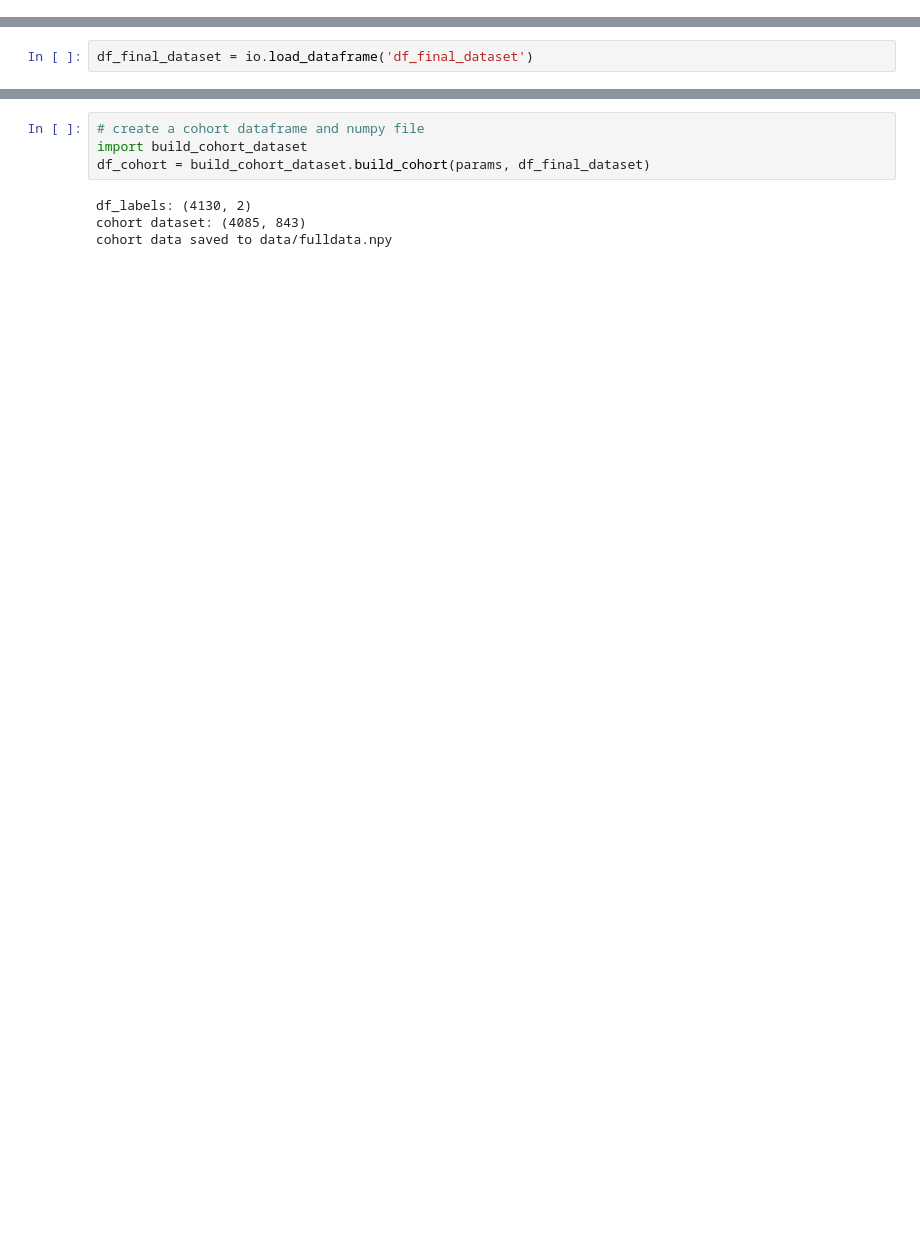
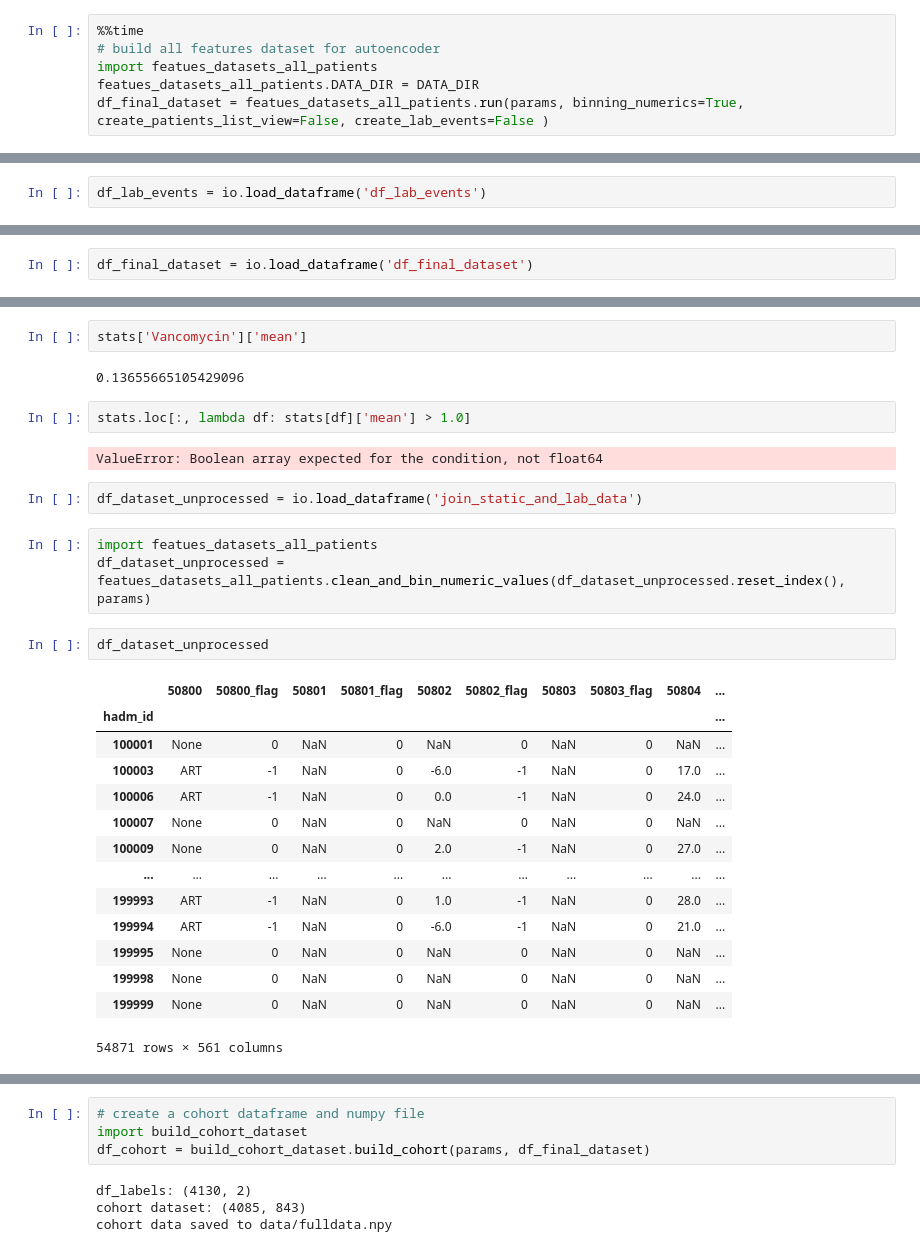
Before and after one commit to The-Electric-Moccasins/resistance-prediction, a Jupyter notebook: build_dataset.ipynb, the cells around one changed output, grey strips where cells are left out. Saved outputs shown, nothing was run; the diff lists cells and outputs as text; blank space fills up the shorter version.

```diff
--- a/build_dataset.ipynb
+++ b/build_dataset.ipynb
@@ -39,0 +24,6 @@ df_final_dataset.isna().sum().sum()
+# %%
+%%time
+# build all features dataset for autoencoder
+import featues_datasets_all_patients
+featues_datasets_all_patients.DATA_DIR = DATA_DIR
+df_final_dataset = featues_datasets_all_patients.run(params, binning_numerics=True, create_patients_list_view=False, create_lab_events=False )
@@ -39,0 +34,2 @@ df_final_dataset.isna().sum().sum()
+# %%
+df_lab_events = io.load_dataframe('df_lab_events')
@@ -41,0 +102,30 @@ df_final_dataset = io.load_dataframe('df_final_dataset')
+# %%
+stats['Vancomycin']['mean']
+# %% [output]
+0.13655665105429096
+# %%
+stats.loc[:, lambda df: stats[df]['mean'] > 1.0]
+# %% [output]
+ValueError: Boolean array expected for the condition, not float64
+# %%
+df_dataset_unprocessed = io.load_dataframe('join_static_and_lab_data')
+# %%
+import featues_datasets_all_patients
+df_dataset_unprocessed = featues_datasets_all_patients.clean_and_bin_numeric_values(df_dataset_unprocessed.reset_index(), params)
+# %%
+df_dataset_unprocessed
+# %% [output]
+|  | 50800 | 50800_flag | 50801 | 50801_flag | 50802 | 50802_flag | 50803 | 50803_flag | 50804 | ... |
+| hadm_id |  |  |  |  |  |  |  |  |  | ... |
+| 100001 | None | 0 | NaN | 0 | NaN | 0 | NaN | 0 | NaN | ... |
+| 100003 | ART | -1 | NaN | 0 | -6.0 | -1 | NaN | 0 | 17.0 | ... |
+| 100006 | ART | -1 | NaN | 0 | 0.0 | -1 | NaN | 0 | 24.0 | ... |
+| 100007 | None | 0 | NaN | 0 | NaN | 0 | NaN | 0 | NaN | ... |
+| 100009 | None | 0 | NaN | 0 | 2.0 | -1 | NaN | 0 | 27.0 | ... |
+| ... | ... | ... | ... | ... | ... | ... | ... | ... | ... | ... |
+| 199993 | ART | -1 | NaN | 0 | 1.0 | -1 | NaN | 0 | 28.0 | ... |
+| 199994 | ART | -1 | NaN | 0 | -6.0 | -1 | NaN | 0 | 21.0 | ... |
+| 199995 | None | 0 | NaN | 0 | NaN | 0 | NaN | 0 | NaN | ... |
+| 199998 | None | 0 | NaN | 0 | NaN | 0 | NaN | 0 | NaN | ... |
+| 199999 | None | 0 | NaN | 0 | NaN | 0 | NaN | 0 | NaN | ... |
+54871 rows × 561 columns
```
Also changed, not shown: parts of 27 cells of this notebook, 3 other files.
